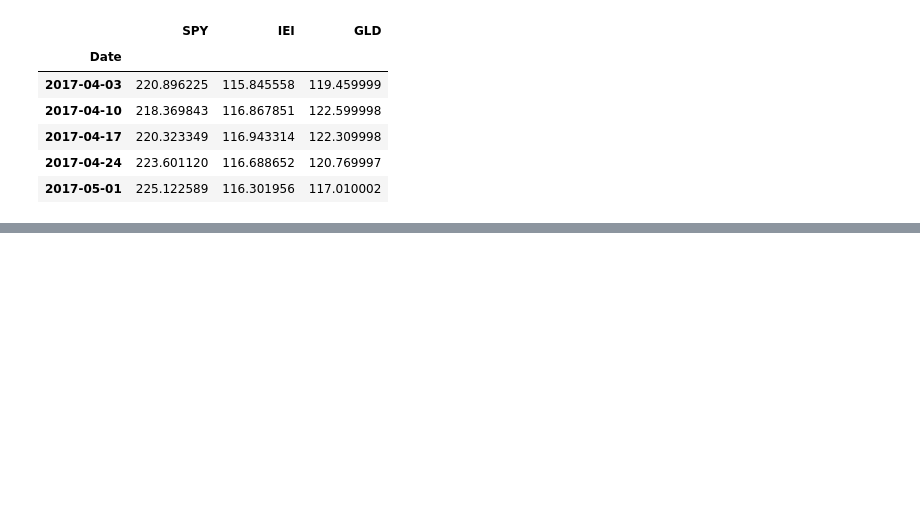
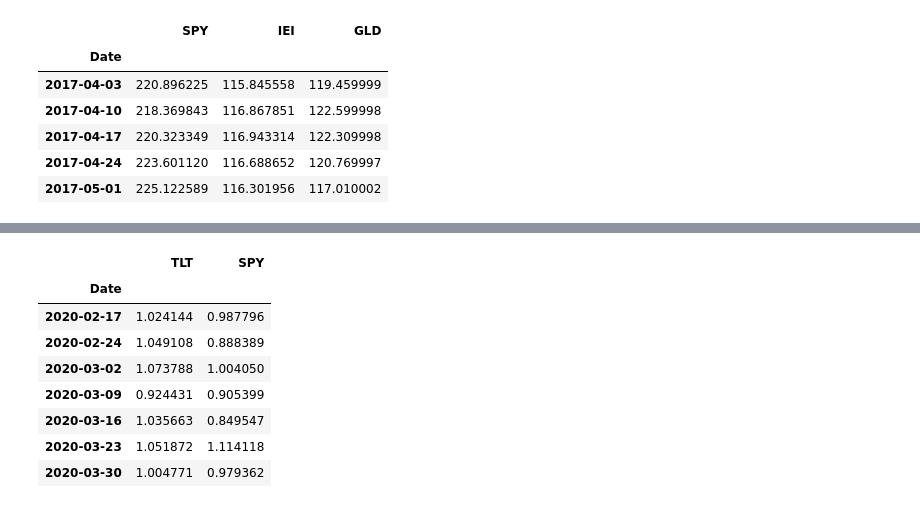
Before and after one commit to rickatx/rfpfolio, a Jupyter notebook: 00_core.ipynb, the cells around one changed output, grey strips where cells are left out. Cells and saved outputs as stored; diff of their text form; code cells hidden in the pictures; blank space fills up the shorter version.

Commit message:
feat: Add returns and portfolio returns computations.

```diff
--- a/00_core.ipynb
+++ b/00_core.ipynb
@@ -99,0 +102,16 @@ last.to_numpy()[0] = np.array([310.519989, 133.316208, 166.619995])
+# %%
+def period_returns_from_prices(tik_prices, wr=False):
+    """
+    Given one or more sequences of prices, compute the returns over each adjacent pair of rows.
+    Returns a dataframe containing period returns with row count one less than `tik_prices`.
+
+    Arguments:
+        tik_prices: DataFrame of ordered prices: ticker column names, rows indexed by date
+        wr: if true, returns are represented as wealth ratios (1.01 <=> 1% return), else as
+        fractional returns (0.01 <=> 1% return)
+    """
+    prices = tik_prices.to_numpy()
+    # 1st row of ratios is 2nd row of prices divided by first, & so forth
+    ratios = prices[1:] / prices[:-1]
+    returns = ratios - 1
+    return pd.DataFrame(ratios if wr else returns, index=tik_prices.index[1:], columns=tik_prices.columns)
@@ -99,0 +120,9 @@ last.to_numpy()[0] = np.array([310.519989, 133.316208, 166.619995])
+# %%
+# An easy way to get a datetime index
+spy_wk = tst_src.loadAdjustedPrices('SPY')
+
+# These values are ajdusted prices
+xmpl_data = pd.DataFrame({'A': [1.0, 1.01, 1.0],
+                          'B': [1.0, 1.02, 1.1]},
+                         index = spy_wk.index[4:7])
+xmpl_data
@@ -99,0 +336,3 @@ last.to_numpy()[0] = np.array([310.519989, 133.316208, 166.619995])
+# %%
+prices_6040 = tst_src.loadAllAdjustedPrices(['TLT', 'SPY'])
+wr_6040 = period_returns_from_prices(prices_6040, wr=True)
@@ -99,0 +349,15 @@ last.to_numpy()[0] = np.array([310.519989, 133.316208, 166.619995])
+# %%
+# assume a rebalance period of 3
+# For interest, choose a short period of high volatility
+test_6040 = wr_6040.loc['2020-02-17':'2020-03-30']
+test_6040
+# %% [output]
+|  | TLT | SPY |
+| Date |  |  |
+| 2020-02-17 | 1.024144 | 0.987796 |
+| 2020-02-24 | 1.049108 | 0.888389 |
+| 2020-03-02 | 1.073788 | 1.004050 |
+| 2020-03-09 | 0.924431 | 0.905399 |
+| 2020-03-16 | 1.035663 | 0.849547 |
+| 2020-03-23 | 1.051872 | 1.114118 |
+| 2020-03-30 | 1.004771 | 0.979362 |
```
Also changed, not shown: parts of 33 cells of this notebook, 5 other files.
